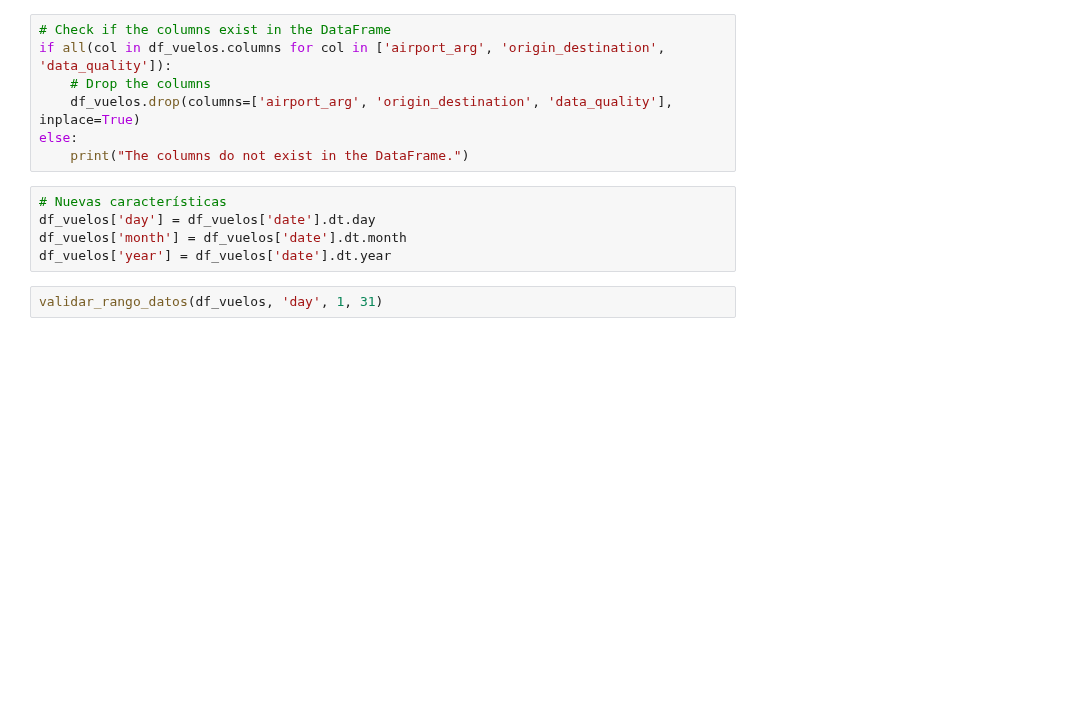
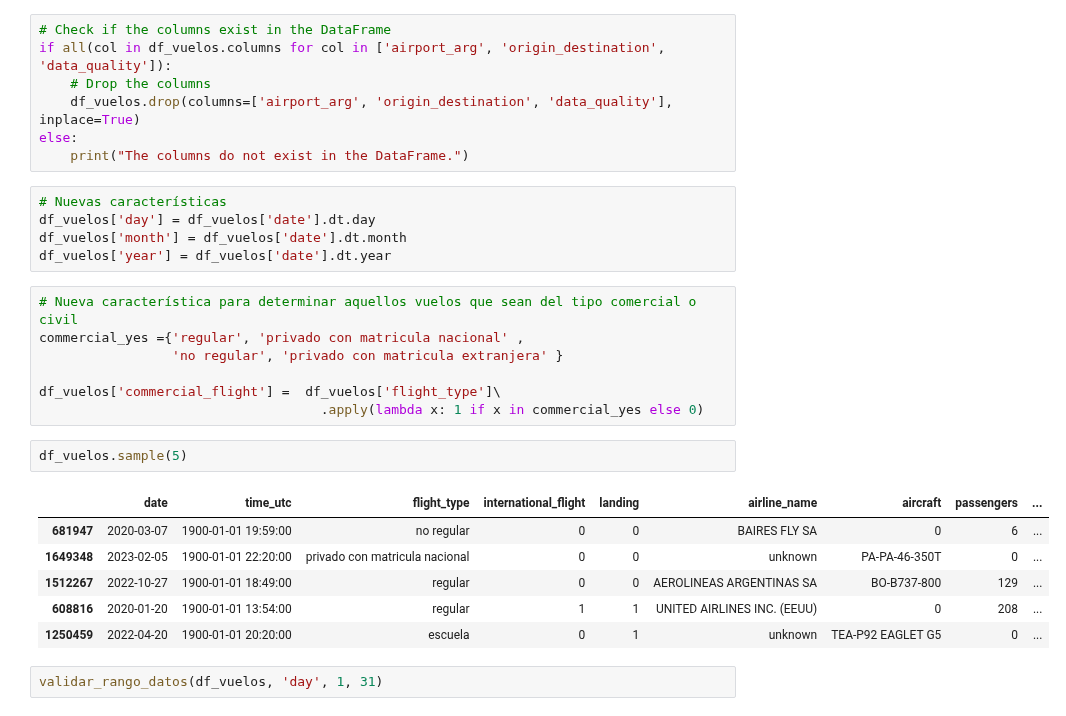
Before and after one commit to omanofx/portfolio, a Jupyter notebook: vuelos_anac/vuelos_anac_arg.ipynb, the cells around one changed output. Cells and saved outputs as stored; diff of their text form; blank space fills up the shorter version.

```diff
--- a/vuelos_anac/vuelos_anac_arg.ipynb
+++ b/vuelos_anac/vuelos_anac_arg.ipynb
@@ -899,6 +899,22 @@ else:
 df_vuelos['day'] = df_vuelos['date'].dt.day
 df_vuelos['month'] = df_vuelos['date'].dt.month
 df_vuelos['year'] = df_vuelos['date'].dt.year
+# %%
+# Nueva característica para determinar aquellos vuelos que sean del tipo comercial o civil
+commercial_yes ={'regular', 'privado con matricula nacional' ,
+                 'no regular', 'privado con matricula extranjera' }
+
+df_vuelos['commercial_flight'] =  df_vuelos['flight_type']\
+                                    .apply(lambda x: 1 if x in commercial_yes else 0)
+# %%
+df_vuelos.sample(5)
+# %% [output]
+|  | date | time_utc | flight_type | international_flight | landing | airline_name | aircraft | passengers | ... |
+| 681947 | 2020-03-07 | 1900-01-01 19:59:00 | no regular | 0 | 0 | BAIRES FLY SA | 0 | 6 | ... |
+| 1649348 | 2023-02-05 | 1900-01-01 22:20:00 | privado con matricula nacional | 0 | 0 | unknown | PA-PA-46-350T | 0 | ... |
+| 1512267 | 2022-10-27 | 1900-01-01 18:49:00 | regular | 0 | 0 | AEROLINEAS ARGENTINAS SA | BO-B737-800 | 129 | ... |
+| 608816 | 2020-01-20 | 1900-01-01 13:54:00 | regular | 1 | 1 | UNITED AIRLINES INC. (EEUU) | 0 | 208 | ... |
+| 1250459 | 2022-04-20 | 1900-01-01 20:20:00 | escuela | 0 | 1 | unknown | TEA-P92 EAGLET G5 | 0 | ... |
 # %%
 validar_rango_datos(df_vuelos, 'day', 1, 31)
 # %% [output]
```
Also changed, not shown: parts of 1 cell of this notebook.
